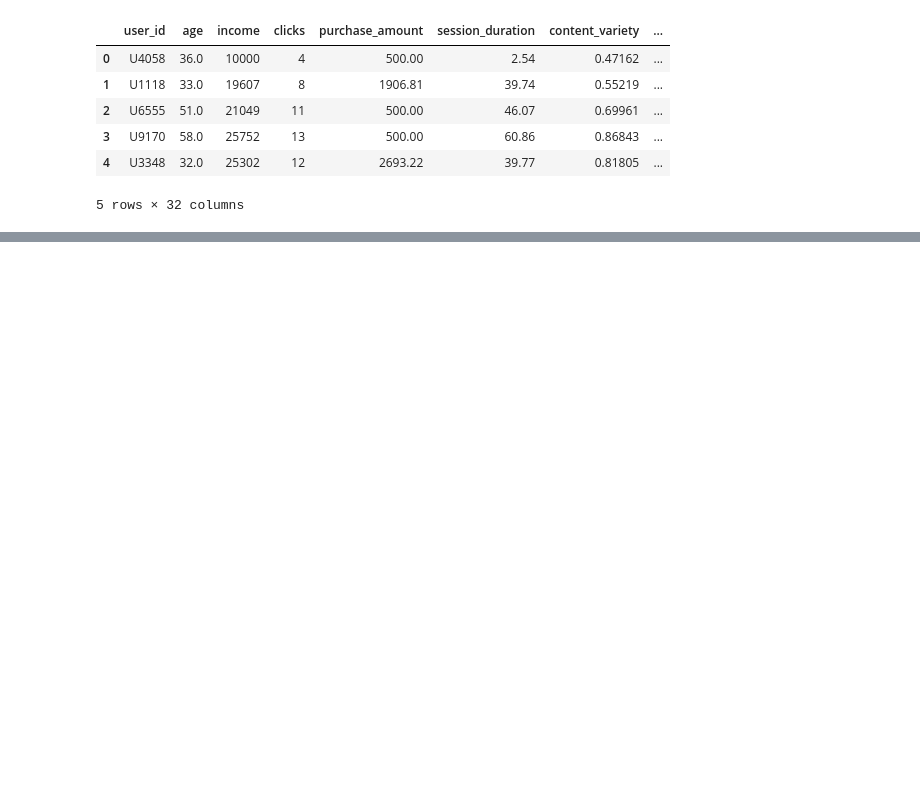
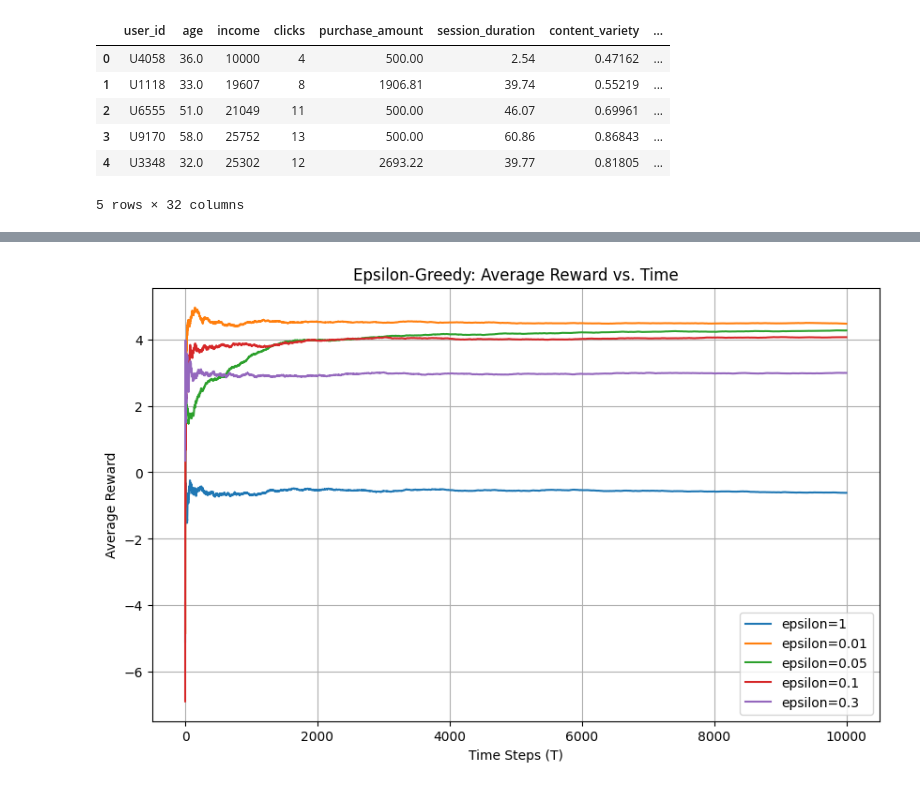
Before and after one commit to Saksham-Bali/lab3-contextual-bandit, a Jupyter notebook: lab3_results_U20230061.ipynb, the cells around one changed output, grey strips where cells are left out. Cells and saved outputs as stored; diff of their text form; code cells hidden in the pictures; blank space fills up the shorter version.

```diff
--- a/lab3_results_U20230061.ipynb
+++ b/lab3_results_U20230061.ipynb
@@ -9 +14,4 @@ from sklearn.ensemble import RandomForestClassifier
+# %%
+# 3.2 Sampler Initialization
+reward_sampler = sampler(ROLL_NUMBER)
 # %% [markdown]
@@ -144,0 +314,14 @@ weighted avg       0.88      0.88      0.88       400
+# %%
+# Run Experiments
+steps = 10000
+
+# 1. Epsilon-Greedy Hyperparameter Tuning
+epsilon_values = [1, 0.01, 0.05, 0.1, 0.3]
+results_eps = run_simulation(EpsilonGreedy, 'epsilon', epsilon_values, steps)
+
+# 2. UCB Hyperparameter Tuning
+c_values = [0.5, 1, 2, 4]
+results_ucb = run_simulation(UCB, 'c', c_values, steps)
+
+# 3. SoftMax
+results_softmax = run_simulation(SoftMax, 'tau', [1.0], steps)
@@ -144,0 +339,72 @@ weighted avg       0.88      0.88      0.88       400
+# %%
+def plot_learning_curves(results, param_name, title):
+    """Plots Average Reward vs Time for different hyperparameters."""
+    plt.figure(figsize=(10, 6))
+
+    for val, history in results.items():
+        rewards = np.array(history['total'])
+        cumulative_avg = np.cumsum(rewards) / (np.arange(len(rewards)) + 1)
+
+        plt.plot(cumulative_avg, label=f"{param_name}={val}")
+
+    plt.title(f"{title}: Average Reward vs. Time")
+    plt.xlabel("Time Steps (T)")
+    plt.ylabel("Average Reward")
+    plt.legend()
+    plt.grid(True)
+    plt.show()
+
+def plot_context_performance(results, best_val, param_name, alg_name):
+    """Plots Average Reward vs Time separated by User Context."""
+    history = results[best_val]
+
+    plt.figure(figsize=(10, 6))
+    for context in ['user_1', 'user_2', 'user_3']:
+        rewards = np.array(history[context])
+        if len(rewards) > 0:
+            cumulative_avg = np.cumsum(rewards) / (np.arange(len(rewards)) + 1)
+            plt.plot(cumulative_avg, label=context)
+
+    plt.title(f"{alg_name} ({param_name}={best_val}) - Performance by Context")
+    plt.xlabel("Number of Impressions (per context)")
+    plt.ylabel("Average Reward")
+    plt.legend()
+    plt.grid(True)
+    plt.show()
+
+
+# 1. Hyperparameter Comparison
+plot_learning_curves(results_eps, 'epsilon', 'Epsilon-Greedy')
+plot_learning_curves(results_ucb, 'c', 'UCB')
+
+plot_context_performance(results_eps, 0.01, 'epsilon', 'Epsilon-Greedy')
+plot_context_performance(results_ucb, 0.5, 'c', 'UCB')
+plot_context_performance(results_softmax, 1.0, 'tau', 'SoftMax')
+
+# Expected Reward Distribution
+def print_final_stats(results, alg_name, param_name):
+    print(f"\nFinal Statistics: {alg_name}")
+    for val, history in results.items():
+        avg_rew = np.mean(history['total'])
+        print(f"Param {param_name}={val}: Average Reward = {avg_rew:.4f}")
+
+print_final_stats(results_eps, "Epsilon-Greedy", "epsilon")
+print_final_stats(results_ucb, "UCB", "c")
+print_final_stats(results_softmax, "SoftMax", "tau")
+
+
+plt.figure(figsize=(12, 4))
+for i, (context, results) in enumerate([
+    ('User 1', results_ucb[0.5]['user_1']),
+    ('User 2', results_ucb[0.5]['user_2']),
+    ('User 3', results_ucb[0.5]['user_3'])
+], 1):
+    plt.subplot(1, 3, i)
+    plt.hist(results, bins=30, alpha=0.7, edgecolor='black')
+    plt.title(f'{context} Reward Distribution')
+    plt.xlabel('Reward')
+    plt.ylabel('Frequency')
+plt.tight_layout()
+plt.show()
+# %% [output]
+[figure, added]
```
Also changed, not shown: parts of 30 cells of this notebook, 1 other file.
